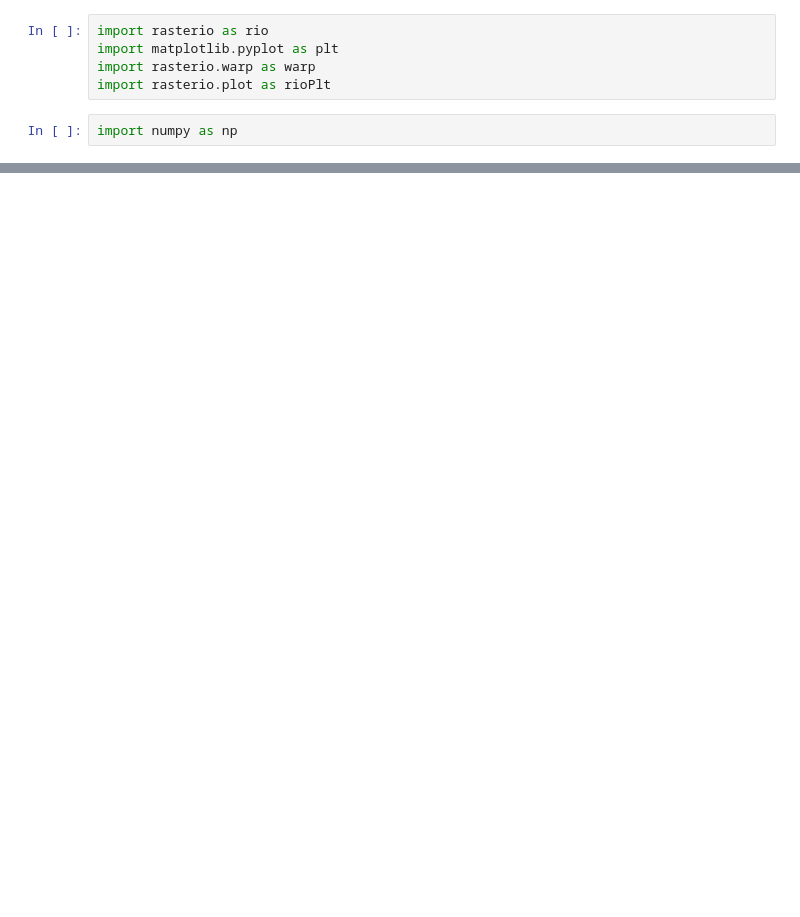
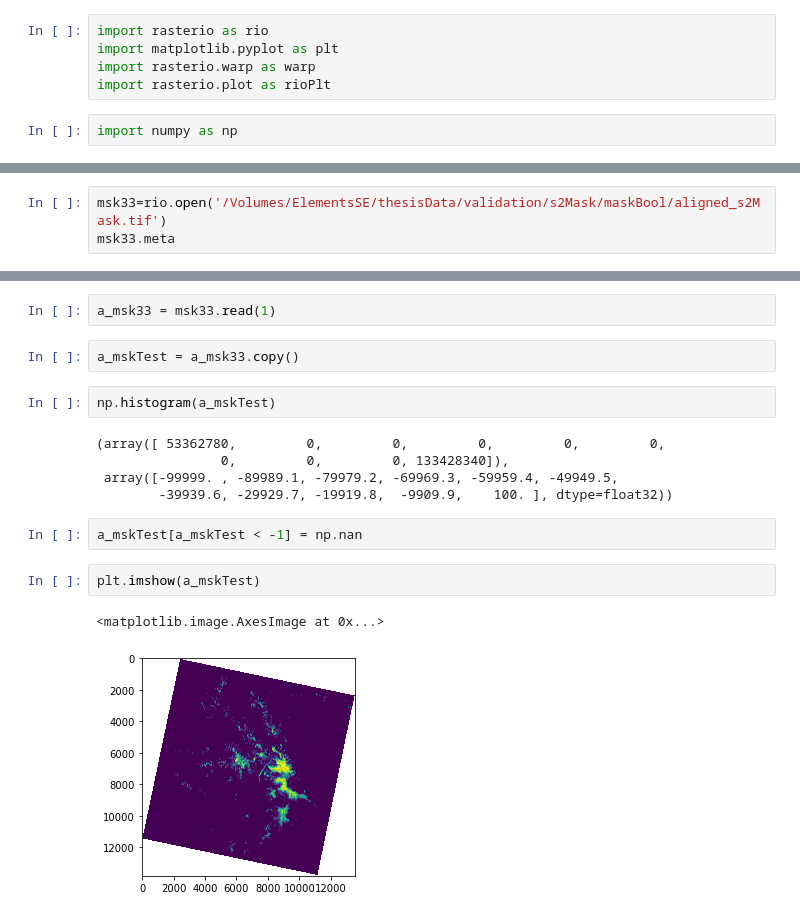
Before and after one commit to gwib/s1DataAndProcess, a Jupyter notebook: rasterOperations.ipynb, the cells around one changed output, grey strips where cells are left out. Cells and saved outputs as stored; diff of their text form; blank space fills up the shorter version.

```diff
--- a/rasterOperations.ipynb
+++ b/rasterOperations.ipynb
@@ -127,0 +74,3 @@ np.histogram(array_orig_firstBand, bins=20)
+# %%
+msk33=rio.open('/Volumes/ElementsSE/thesisData/validation/s2Mask/maskBool/aligned_s2Mask.tif')
+msk33.meta
@@ -127,0 +87,18 @@ np.histogram(array_orig_firstBand, bins=20)
+# %%
+a_msk33 = msk33.read(1)
+# %%
+a_mskTest = a_msk33.copy()
+# %%
+np.histogram(a_mskTest)
+# %% [output]
+(array([ 53362780,         0,         0,         0,         0,         0,
+                0,         0,         0, 133428340]),
+ array([-99999. , -89989.1, -79979.2, -69969.3, -59959.4, -49949.5,
+        -39939.6, -29929.7, -19919.8,  -9909.9,    100. ], dtype=float32))
+# %%
+a_mskTest[a_mskTest < -1] = np.nan
+# %%
+plt.imshow(a_mskTest)
+# %% [output]
+<matplotlib.image.AxesImage at 0x...>
+[figure, added]
```
Also changed, not shown: parts of 79 cells of this notebook, 1 other file.
